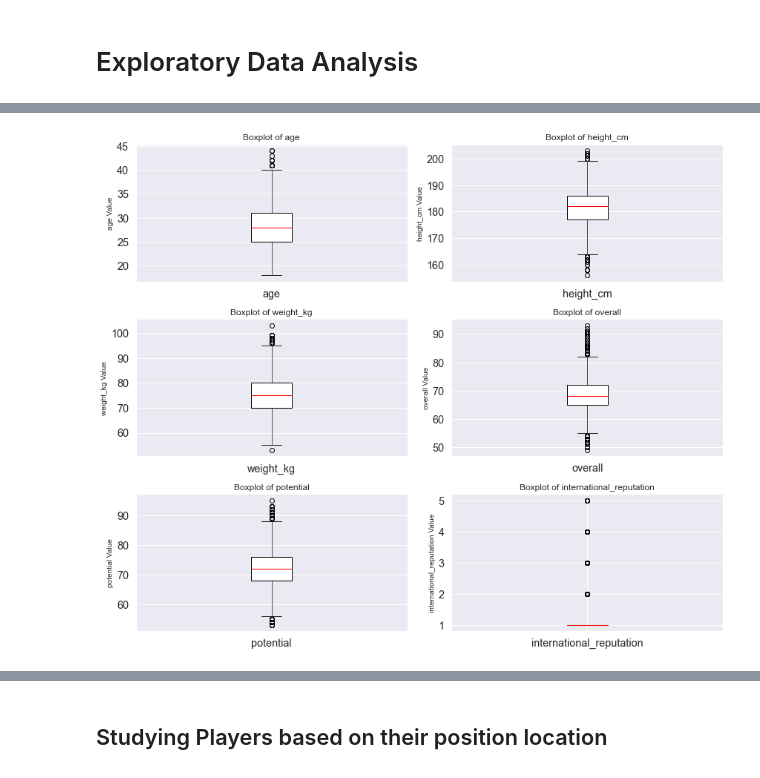
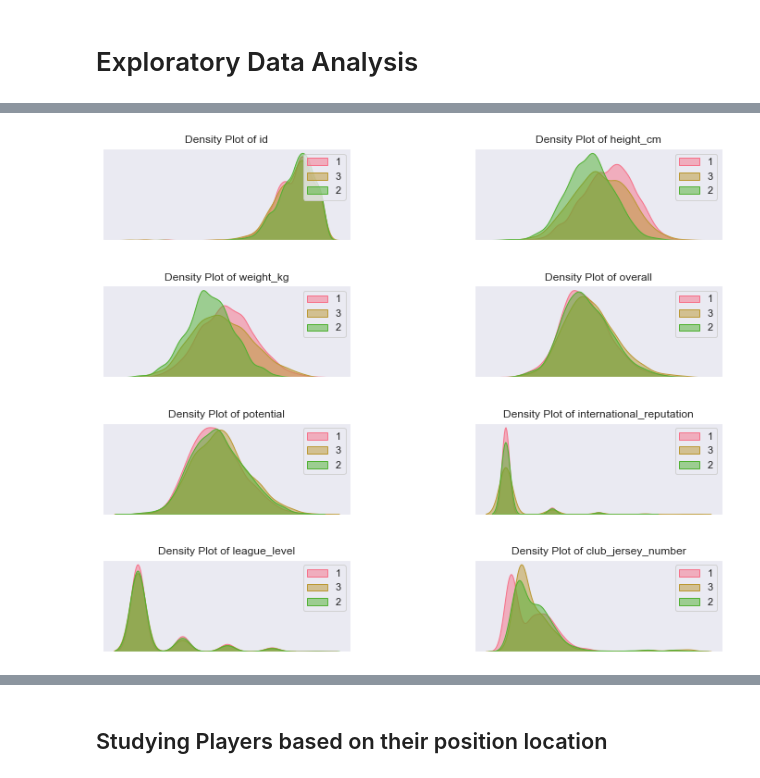
Before and after one commit to mgallon235/ml_football, a Jupyter notebook: mikel_draft_1.ipynb, the cells around one changed output, grey strips where cells are left out. Drawn from its saved outputs; the diff is of its cells as text; code cells hidden in the pictures.

```diff
--- a/mikel_draft_1.ipynb
+++ b/mikel_draft_1.ipynb
@@ -393,4 +554,32 @@ fp.plot_hist_mult(player_char[player_num_vars].iloc[:,1:7],3,2,30)
-# %%
-fp.plot_box_mult(player_char[player_num_vars].iloc[:,1:7],3,2)
-# %% [output]
-[figure, removed]
+# %%
+import seaborn as sns
+import matplotlib.pyplot as plt
+
+def plot_hist_mult_h2(data, var1, var2, hue_var):
+    sns.set(style="darkgrid")
+
+    num_variables = min(var1 * var2, data.shape[1])  # Use the minimum of specified subplots and number of variables
+    var1 = (num_variables + var2 - 1) // var2  # Adjust var1 based on the number of variables
+
+    fig, axes = plt.subplots(var1, var2, sharey=False, figsize=(12, 10), squeeze=False, subplot_kw={'xticks': [], 'yticks': []},
+                             gridspec_kw={'hspace': 0.5, 'wspace': 0.5})
+
+    for i, el in enumerate(list(data.columns.values[:num_variables])):
+        row = i // var2
+        col = i % var2
+
+        # Plot density plot for each category using sns.kdeplot
+        for j, category in enumerate(data[hue_var].unique()):
+            subset = data[data[hue_var] == category]
+            sns.kdeplot(data=subset[el], fill=True, alpha=0.5, label=category, ax=axes[row, col], color=sns.color_palette('husl')[j])
+
+        axes[row, col].set_title(f'Density Plot of {el}', fontsize=12)
+        axes[row, col].set_xlabel(el, fontsize=10)
+        axes[row, col].set_ylabel('Density', fontsize=10)
+        axes[row, col].legend()
+
+    plt.show()
+
+# Example usage
+# Assuming 'data' is your DataFrame, 'var1', 'var2' are subplot dimensions, and 'hue_var' is the categorical variable to hue by.
+# plot_hist_mult_h(data, var1=2, var2=2, hue_var='another_categorical_variable')
@@ -396,0 +597,4 @@ fp.plot_box_mult(player_char[player_num_vars].iloc[:,1:7],3,2)
+# %%
+plot_hist_mult_h2(dk[po_1],4,2,'job_order')
+# %% [output]
+[figure, added]
```
Also changed, not shown: parts of 98 cells of this notebook, 1 other file.
